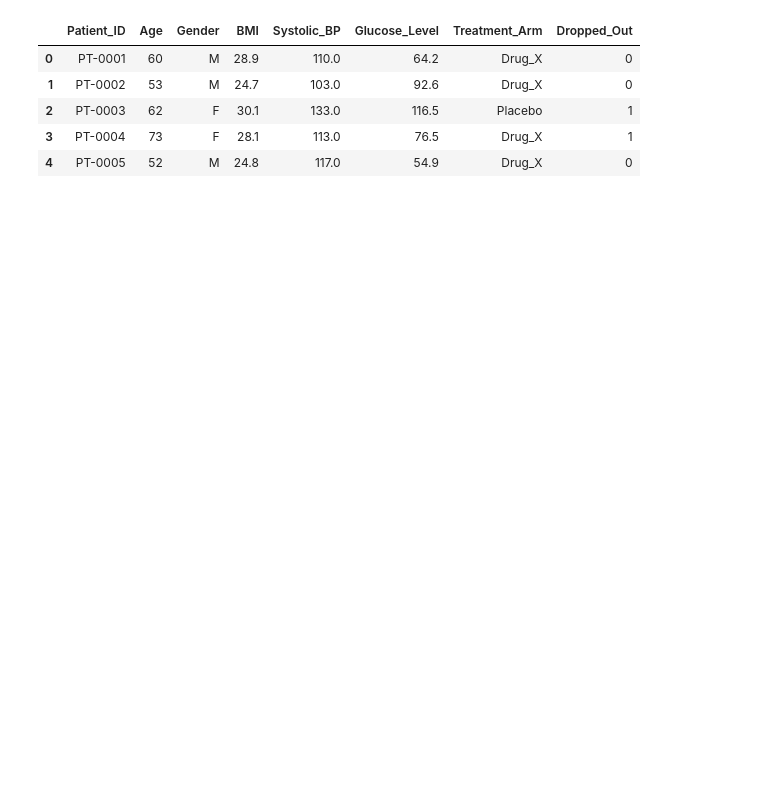
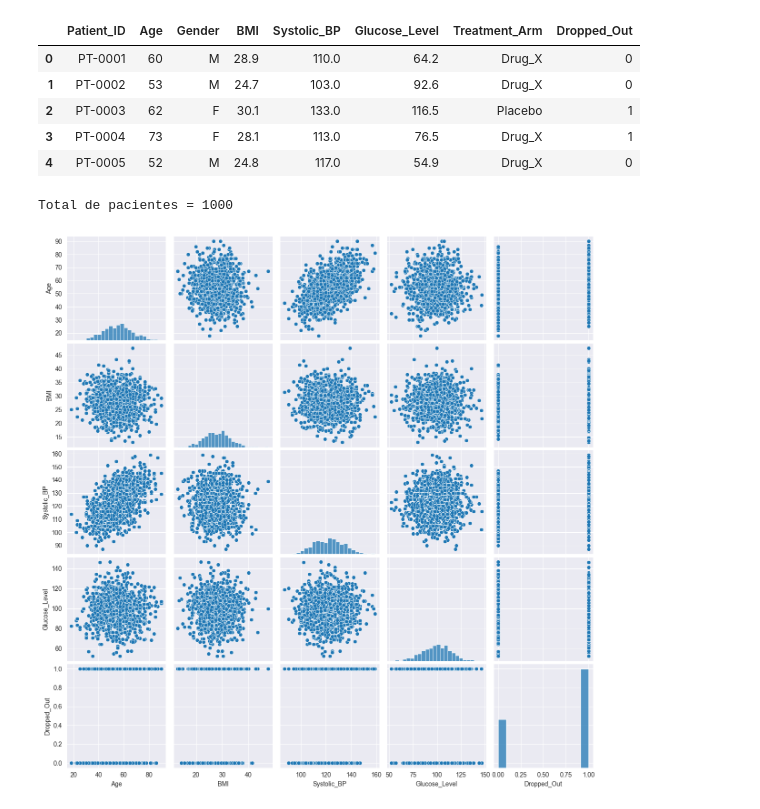
Before and after one commit to Alop89/Projects_portfolio, a Jupyter notebook: clinical_oracle/notebooks/clinical_eda.ipynb, the cells around one changed output. Drawn from its saved outputs; the diff is of its cells as text; code cells hidden in the pictures; blank space fills up the shorter version.

```diff
--- a/clinical_oracle/notebooks/clinical_eda.ipynb
+++ b/clinical_oracle/notebooks/clinical_eda.ipynb
@@ -17,3 +19,19 @@ df.head()
 | 2 | PT-0003 | 62 | F | 30.1 | 133.0 | 116.5 | Placebo | 1 |
 | 3 | PT-0004 | 73 | F | 28.1 | 113.0 | 76.5 | Drug_X | 1 |
 | 4 | PT-0005 | 52 | M | 24.8 | 117.0 | 54.9 | Drug_X | 0 |
+# %%
+# Total de pacientes en el estudio
+
+print(f"Total de pacientes = {len(df)}")
+# %% [output]
+Total de pacientes = 1000
+# %%
+df_numeric = df.drop("Patient_ID", axis = 1)
+
+sns.pairplot(
+    data = df_numeric
+)
+
+plt.show()
+# %% [output]
+[figure, added]
```
Also changed, not shown: parts of 6 cells of this notebook, 3 other files.
